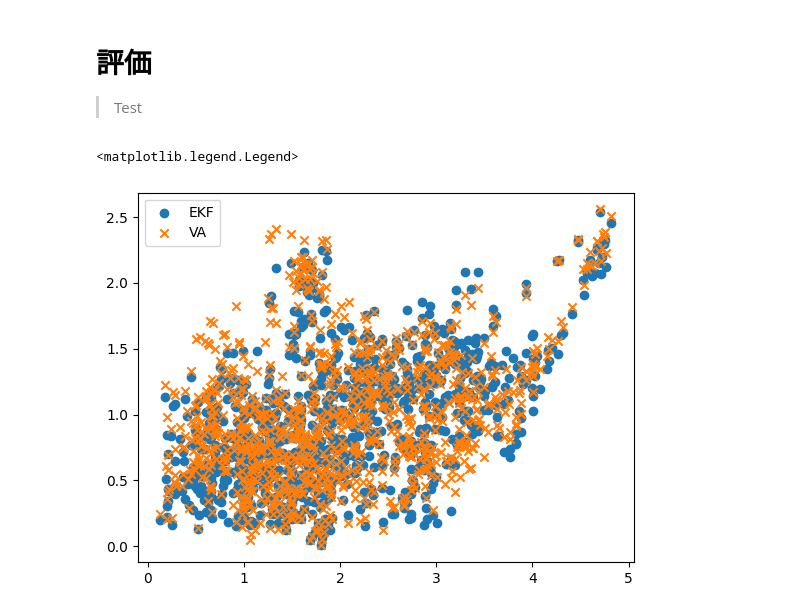
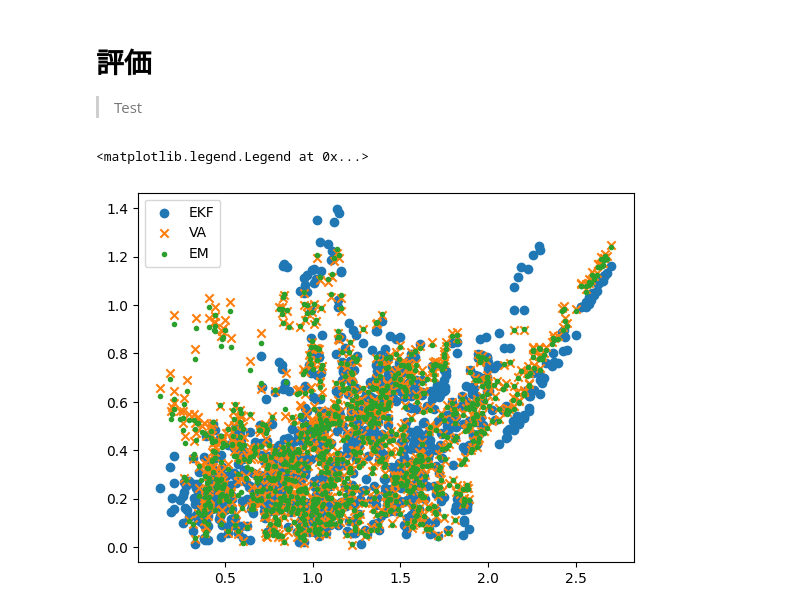
Before and after one commit to SuzuSys/KalmanPaper, a Jupyter notebook: nbs/Exp/01_Comp.ipynb, the cells around one changed output. Saved outputs shown, nothing was run; the diff lists cells and outputs as text; code cells hidden in the pictures.

```diff
--- a/nbs/Exp/01_Comp.ipynb
+++ b/nbs/Exp/01_Comp.ipynb
@@ -33,20 +32,22 @@ def RMS(
     P0: Float[Array, "{N} {N}"],
     propy1: Float
 ):
-  X, Y, W, (Wtt_EKF, Ptt_EKF), (Wtt_VA, Ptt_VA, Xit_VA) \
-    = Exper.exper(key, N, T, G, w0, Sigma, P0, propy1)
+  X, Y, W, (Wtt_EKF, Ptt_EKF), (Wtt_VA, Ptt_VA, Xit_VA), \
+    (Wtt_EM, Ptt_EM, Xit_EM) = Exper.exper(key, N, T, G, w0, Sigma, P0, propy1)
   W_norm = jnp.sqrt(jnp.sum(W**2, axis=1))
   RMS_Wtt_EKF = jnp.sqrt(jnp.sum((W - Wtt_EKF)**2, axis=1)) # shape: (T:)
   RMS_Wtt_VA = jnp.sqrt(jnp.sum((W - Wtt_VA)**2, axis=1))
+  RMS_Wtt_EM = jnp.sqrt(jnp.sum((W - Wtt_EM)**2, axis=1))
 
-  return W_norm, RMS_Wtt_EKF, RMS_Wtt_VA
+  return W_norm, RMS_Wtt_EKF, RMS_Wtt_VA, RMS_Wtt_EM
 # %%
-G = jnp.array([[1/2**6, 0], [0, 1/2**6]], dtype=jnp.float32)
-Sigma = jnp.array([[0.5, 0], [0, 0.5]], dtype=jnp.float32)
-w0 = jnp.array([1,1], dtype=jnp.float32)
+N = 2
+G = 1/2**8 * jnp.identity(N, dtype=jnp.float32)
+Sigma = 5.0 * jnp.identity(N, dtype=jnp.float32)
+w0 = jnp.ones((N,), dtype=jnp.float32)/jnp.sqrt(N)
 propy1 = 0.5
 
-W_norm, RMS_Wtt_EKF, RMS_Wtt_VA = RMS(
+W_norm, RMS_Wtt_EKF, RMS_Wtt_VA, RMS_Wtt_EM = RMS(
   key=jrd.PRNGKey(0),
   N=2,
   T=1000,
@@ -58,7 +59,8 @@ W_norm, RMS_Wtt_EKF, RMS_Wtt_VA = RMS(
 # %%
 plt.scatter(W_norm, RMS_Wtt_EKF, label="EKF")
 plt.scatter(W_norm, RMS_Wtt_VA, marker='x', label="VA")
+plt.scatter(W_norm, RMS_Wtt_EM, marker='.', label="EM")
 plt.legend()
 # %% [output]
-<matplotlib.legend.Legend>
+<matplotlib.legend.Legend at 0x...>
-[figure, old version]
+[figure, new version]
```
Also changed, not shown: parts of 6 cells of this notebook, 16 other files.
